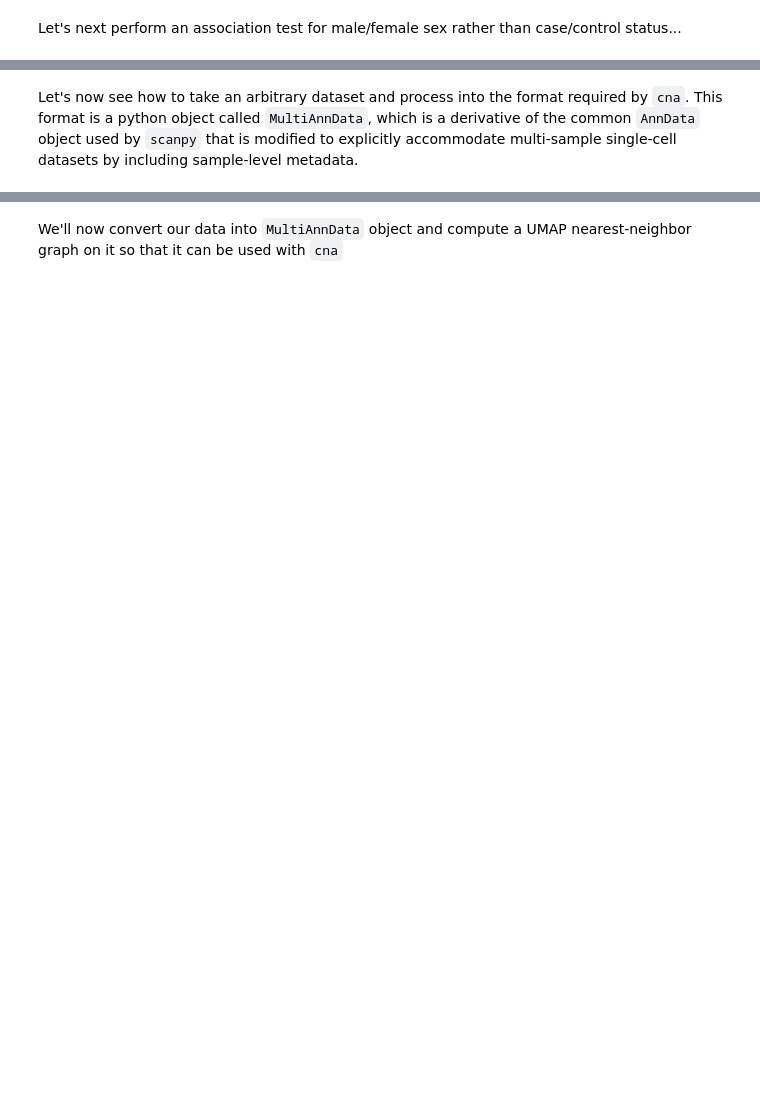
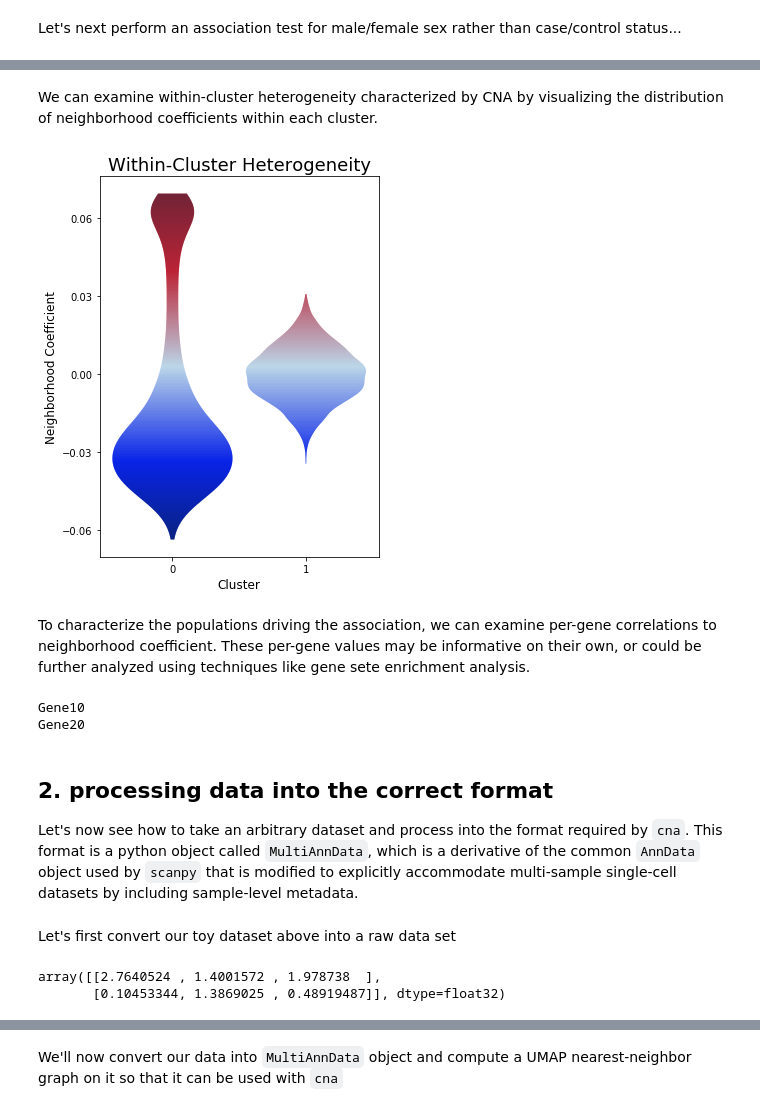
Before and after one commit to immunogenomics/cna, a Jupyter notebook: demo/demo.ipynb, the cells around one changed output, grey strips where cells are left out. Drawn from its saved outputs; the diff is of its cells as text; code cells hidden in the pictures; blank space fills up the shorter version.

```diff
--- a/demo/demo.ipynb
+++ b/demo/demo.ipynb
@@ -78,2 +110,53 @@ Note that it looks like some cells in the right-hand cluster pass our FDR thresh
+# %% [markdown]
+We can examine within-cluster heterogeneity characterized by CNA by visualizing the distribution of neighborhood coefficients within each cluster.
+# %%
+# Gradient overlay approach from:
+# https://stackoverflow.com/questions/57323884/matplotlib-seaborn-violin-plot-with-colormap
+from matplotlib.path import Path
+from matplotlib.patches import PathPatch
+from mpl_toolkits.axes_grid1.axes_divider import make_axes_locatable
+
+fig, ax = plt.subplots(figsize = (5,7))
+violins = ax.violinplot([res.ncorrs[mask_clust0], res.ncorrs[~mask_clust0]], [0,1],
+                        widths=0.9, showmeans=False, showextrema=False, showmedians=False)
+ymin, ymax = ax.get_ylim()
+xmin, xmax = ax.get_xlim()
+Nx,Ny=1,1000
+imgArr = np.tile(np.linspace(0,1,Ny), (Nx,1)).T
+cmap = 'seismic'
+
+for violin in violins['bodies']:
+    path = Path(violin.get_paths()[0].vertices)
+    patch = PathPatch(path, facecolor='none', edgecolor='none')
+    ax.add_patch(patch)
+    img = ax.imshow(imgArr, origin="lower", extent=[xmin,xmax,ymin,ymax], aspect="auto", cmap=cmap, clip_path=patch)
+
+plt.title('Within-Cluster Heterogeneity', fontsize=18)
+plt.yticks([-0.06, -0.03, 0, 0.03, 0.06])
+plt.ylabel('Neighborhood Coefficient', fontsize = 12)
+plt.xticks([0,1])
+plt.xlabel('Cluster', fontsize = 12)
+plt.show()
+# %% [output]
+[figure, added]
+# %% [markdown]
+To characterize the populations driving the association, we can examine per-gene correlations to neighborhood coefficient. These per-gene values may be informative on their own, or could be further analyzed using techniques like gene sete enrichment analysis.
+# %%
+# Recall, our cells X genes matrix is stored in d.X
+gene_corrs = np.corrcoef(res.ncorrs.reshape(1,-1), d.X, rowvar = False)[0,1:]
+
+# Genes are currently just stored by number in toy data, add 'Gene' for clarity
+d.var.index = ['Gene'+d.var.index[i] for i in np.arange(d.var.shape[0])]
+
+# Which gene's expression is most correlated with neighborhood expansion among cases
+print(d.var.index[np.argmax(gene_corrs)])
+
+# Which gene's expression is most correlated with neighborhood depletion among cases
+print(d.var.index[np.argmin(gene_corrs)])
+# %% [output]
+Gene10
+Gene20
 # %% [markdown]
+## 2. processing data into the correct format
+
 Let's now see how to take an arbitrary dataset and process into the format required by `cna`. This format is a python object called `MultiAnnData`, which is a derivative of the common `AnnData` object used by `scanpy` that is modified to explicitly accommodate multi-sample single-cell datasets by including sample-level metadata.
@@ -94,0 +163,9 @@ del sampleXmeta
+# %% [markdown]
+Let's first convert our toy dataset above into a raw data set
+# %%
+# construct raw expression matrix: X
+X = d.X
+X[:2, :3] # look inside
+# %% [output]
+array([[2.7640524 , 1.4001572 , 1.978738  ],
+       [0.10453344, 1.3869025 , 0.48919487]], dtype=float32)
```
Also changed, not shown: parts of 34 cells of this notebook, 3 other files.
